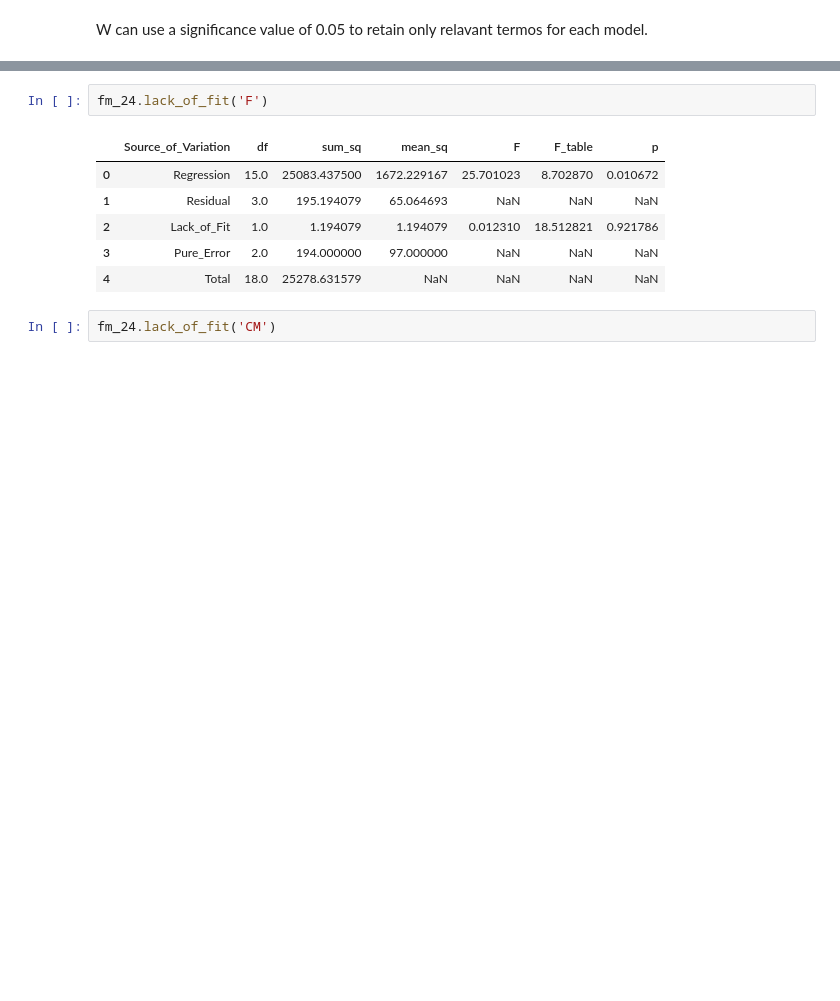
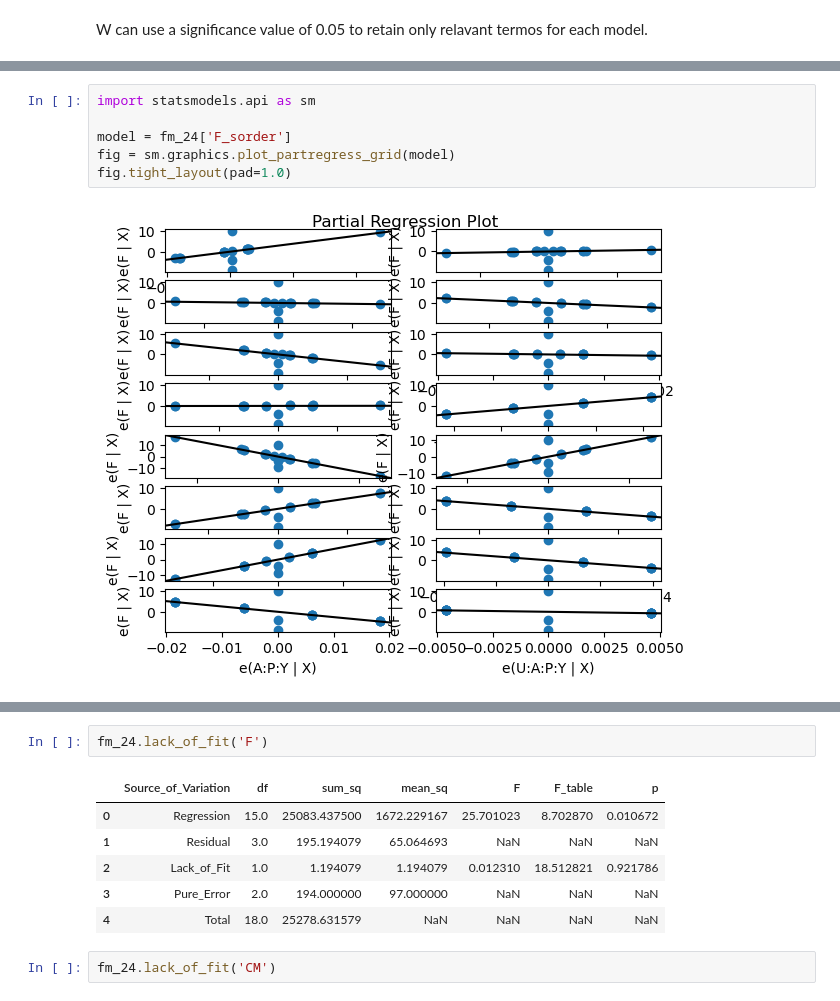
Before and after one commit to properallan/explann, a Jupyter notebook: docs/notebooks/paper_using_explann.ipynb, the cells around one changed output, grey strips where cells are left out. Saved outputs shown, nothing was run; the diff lists cells and outputs as text; blank space fills up the shorter version.

```diff
--- a/docs/notebooks/paper_using_explann.ipynb
+++ b/docs/notebooks/paper_using_explann.ipynb
@@ -121,0 +279,8 @@ W can use a significance value of 0.05 to retain only relavant termos for each m
+# %%
+import statsmodels.api as sm
+
+model = fm_24['F_sorder']
+fig = sm.graphics.plot_partregress_grid(model)
+fig.tight_layout(pad=1.0)
+# %% [output]
+[figure, added]
```
Also changed, not shown: parts of 30 cells of this notebook, 8 other files.
